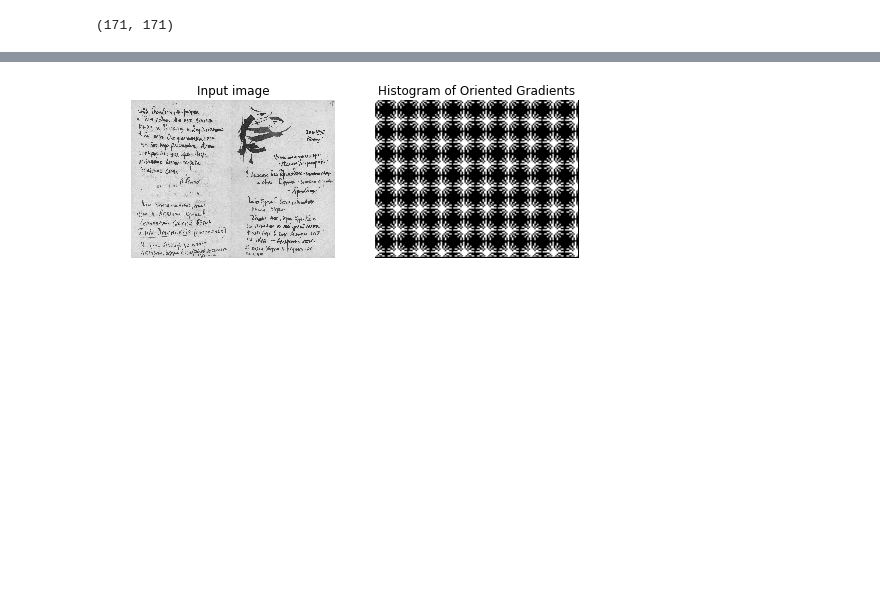
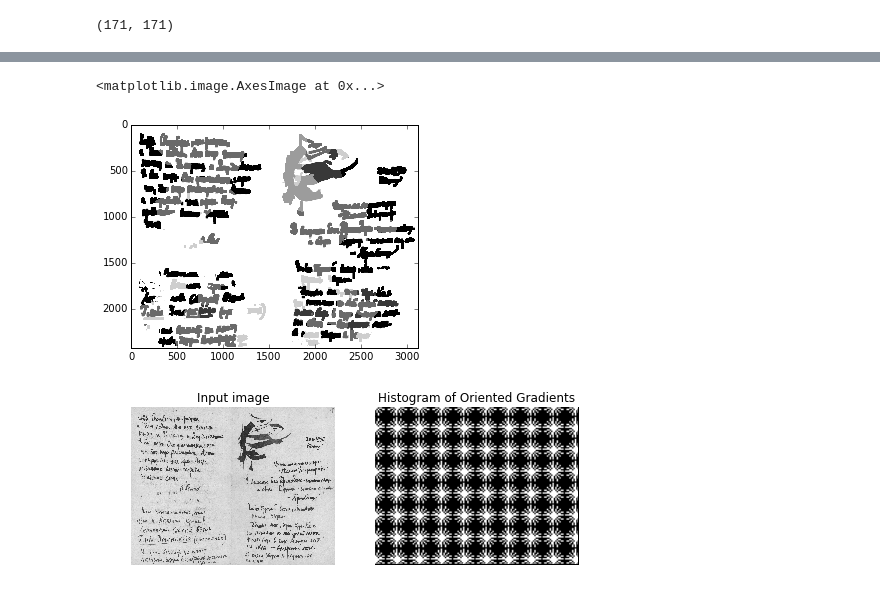
Before and after one commit to alex123456q/SCans, a Jupyter notebook: Scans.ipynb, the cells around one changed output, grey strips where cells are left out. Saved outputs shown, nothing was run; the diff lists cells and outputs as text; code cells hidden in the pictures; blank space fills up the shorter version.

```diff
--- a/Scans.ipynb
+++ b/Scans.ipynb
@@ -144,12 +133,21 @@ array([     1,      0,      0,      1,      1,      0,      0,      0,
+# %%
+from skimage import filters
+from skimage import feature
+def counthog(imgrad):
+    return np.histogram(imgrad, bins = 8)[0]
+imgrad = np.arctan2(filters.sobel_h(grim), filters.sobel_v(grim))
+edges = feature.canny(grim, sigma=1.0, low_threshold=None, high_threshold=None, mask=None)
 # %%
 """
 EXTRACT FEATURES
 """
-feats = np.zeros((forwardsupergrim.size, 256*3+2))
+feats = np.zeros((forwardsupergrim.size, 256*3+2+8+1))
 from skimage.util.shape import view_as_windows
-for i in forwardsupergrim:
+from skimage import exposure
+from skimage import color
+for i in range(forwardsupergrim.size):
     patch_shape = (16, 16)
-    wh = np.where(np.array(segments_slic == i) == True)
+    wh = np.where(np.array(segments_slic == forwardsupergrim[i]) == True)
 #     x1 = wh[0].max()
 #     y1 = wh[1].max()
 #     x0 = wh[0].min()
@@ -160,8 +158,10 @@ for i in forwardsupergrim:
 #     for j in range(patches1.shape[0]):
 #         print(patches1.shape)
 #         feats[j] = compute_feats(patches1[j], kernels)
-    hsvim = skimage.color.rgb2hsv(img[wh].reshape((-1, 1, 3)))
-    feats[j, :256*3] = np.concatenate((exposure.histogram(hsvim[:,:,0])[0], exposure.histogram(hsvim[:,:,1])[0],
+    hsvim = color.rgb2hsv(im[wh].reshape((-1, 1, 3)))
+    feats[i, :256*3] = np.concatenate((exposure.histogram(hsvim[:,:,0])[0], exposure.histogram(hsvim[:,:,1])[0],
                                exposure.histogram(hsvim[:,:,2])[0]))
-    feats[j, 256*3:] = np.array(wh[0].mean(), wh[1].mean())
-    break
+    feats[i, 256*3:-9] = np.array(wh[0].mean(), wh[1].mean())
+#     imgrad = np.arctan2(filters.sobel_h(grim), filters.sobel_v(grim))
+    feats[i, -9:-1] = counthog(imgrad[wh])
+    feats[-1] = np.sum(edges[wh])/wh[0].size
@@ -197,3 +169,6 @@ AttributeError: 'module' object has no attribute 'filters'
 from sklearn.cluster import DBSCAN
 cl = DBSCAN(eps=0.5, min_samples=5, metric='euclidean', algorithm='auto', leaf_size=30, p=None, random_state=None)
 clast = cl.fit_predict(feats)
+# %%
+clast = KMeans(5).fit_predict(feats)
+clast
@@ -200,3 +183,12 @@ clast = cl.fit_predict(feats)
+# %%
+im0 = np.ones(img.shape)
+for i in range((forwardsupergrim.size)):
+    im0[segments_slic == forwardsupergrim[i]] = clast[i]*50
+# %%
+plt.imshow(im0)
+# %% [output]
+<matplotlib.image.AxesImage at 0x...>
+[figure, added]
 # %%
 1. Поканальные гистограммы распределений яркости HSV модели.
 2. Нормированное количество выделенных пикселей, соответствующих границе после
```
Also changed, not shown: parts of 21 cells of this notebook.
